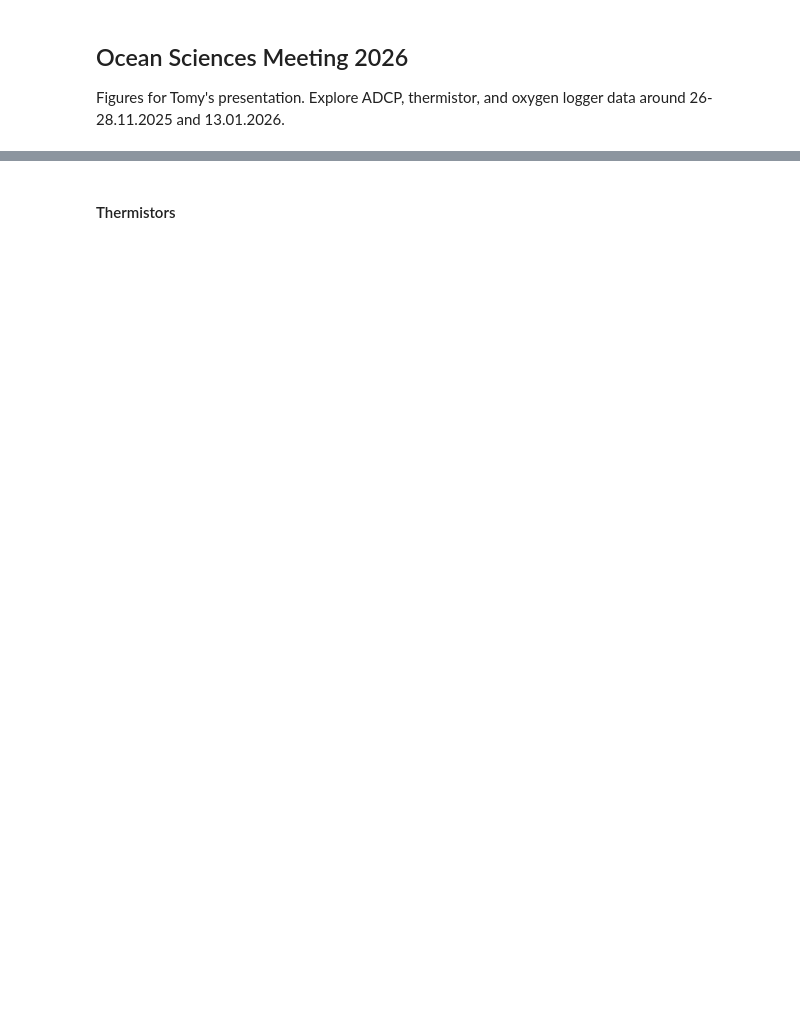
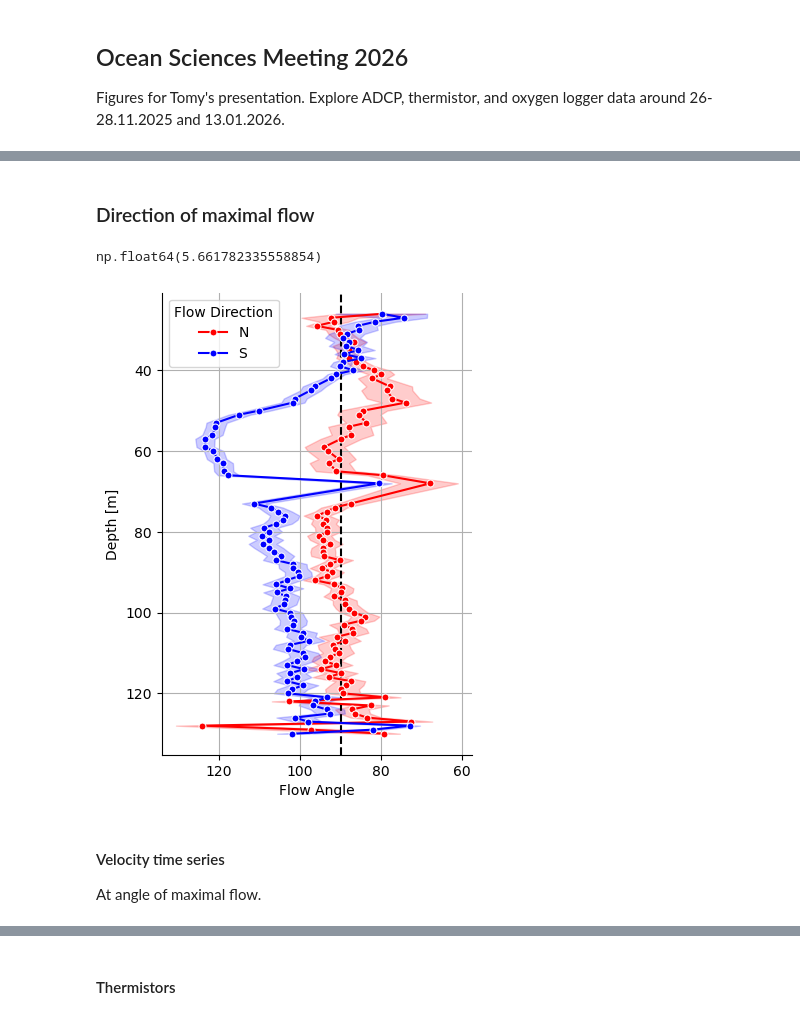
Before and after one commit to hherrema/eawag, a Jupyter notebook: presentations/osm/osm_2026.ipynb, the cells around one changed output, grey strips where cells are left out. Drawn from its saved outputs; the diff is of its cells as text; code cells hidden in the pictures; blank space fills up the shorter version.

Commit message:
OSM figure updates

```diff
--- a/presentations/osm/osm_2026.ipynb
+++ b/presentations/osm/osm_2026.ipynb
@@ -38,13 +51,0 @@ adcps
-# %%
-all_adcp = []
-for adcp in adcps:
-    serial_id = adcp['serial_id']
-
-    areader = ewg.adcp_reader.ADCPReader(serial_id, lake, location, year, date)
-    fpath = areader.locate_data_file('L0')
-    ds = areader.load_from_L0(fpath)
-    ds = areader.range_to_depth(ds)
-    ds = areader.run_qa(ds)
-    print(areader.depth, ds.attrs['cell_size'])
-    ds = ds.sel(time=slice(t_start, t_end))
-    all_adcp.append(ds)
@@ -78,0 +89,42 @@ plt.show()
+# %% [markdown]
+### Direction of maximal flow
+# %%
+def plot_flow_angle(df_angle):
+    fig, ax = plt.subplots(figsize=(4, 6))
+    palette = ['red', 'blue']
+
+    ax.axvline(90, color='black', linestyle='--')
+    sns.lineplot(df_angle, x='angle_shifted', y='range', orient='y', hue='dir', hue_order=['N', 'S'], palette=palette,
+                marker='o', markersize=5, ax=ax)
+
+    ax.set_xlabel('Flow Angle')
+    ax.set_ylabel('Depth [m]')
+
+    ax.invert_xaxis()
+    ax.invert_yaxis()
+    ax.spines[['right', 'top']].set_visible(False)
+    ax.grid(True)
+
+    ax.legend(title='Flow Direction')
+
+    plt.show()
+# %%
+# direction (angle) of maximal flow
+ds_angle = ewg.lakes.flow_angle(ds_full)
+df_angle = ds_angle.to_dataframe().reset_index().dropna()
+df_angle['angle_shifted'] = [a - 180 if a >= 180 else a for a in df_angle['angle']]
+df_angle['dir'] = ['N' if a < 180 else 'S' for a in df_angle['angle']]
+
+# chose interface angle as average angle of flow (across all depths)
+interface_angle = df_angle['angle_shifted'].mean() - 90
+interface_angle
+# %% [output]
+np.float64(5.661782335558854)
+# %%
+plot_flow_angle(df_angle)
+# %% [output]
+[figure, added]
+# %% [markdown]
+#### Velocity time series
+
+At angle of maximal flow.
```
Also changed, not shown: parts of 53 cells of this notebook.
